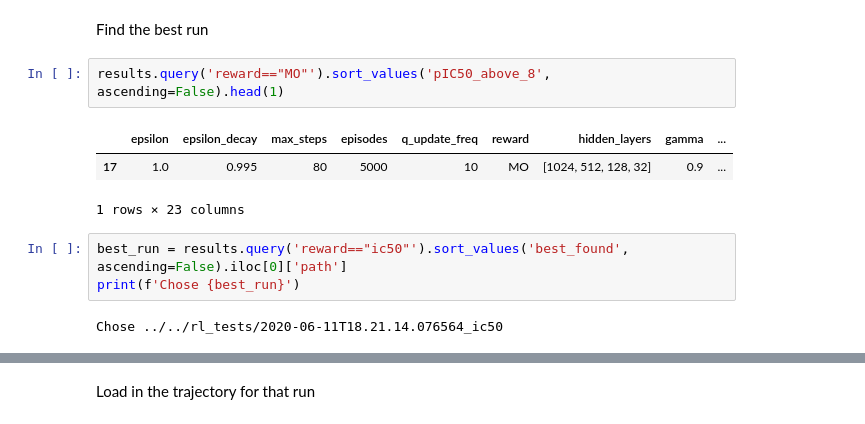
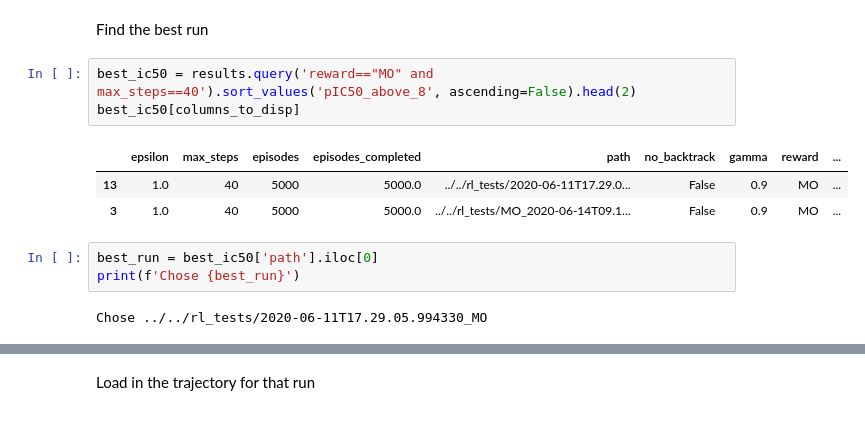
Before and after one commit to exalearn/covid-drug-design, a Jupyter notebook: notebooks/compare-performance/0_evaluate-rl-runs.ipynb, the cells around one changed output, grey strips where cells are left out. Cells and saved outputs as stored; diff of their text form.

```diff
--- a/notebooks/compare-performance/0_evaluate-rl-runs.ipynb
+++ b/notebooks/compare-performance/0_evaluate-rl-runs.ipynb
@@ -93,16 +93,17 @@ with open(os.path.join('..', 'baseline', 'top_pIC50_mpnn.json')) as fp:
 # %% [markdown]
 Find the best run
 # %%
-results.query('reward=="MO"').sort_values('pIC50_above_8', ascending=False).head(1)
+best_ic50 = results.query('reward=="MO" and max_steps==40').sort_values('pIC50_above_8', ascending=False).head(2)
+best_ic50[columns_to_disp]
 # %% [output]
-|  | epsilon | epsilon_decay | max_steps | episodes | q_update_freq | reward | hidden_layers | gamma | ... |
-| 17 | 1.0 | 0.995 | 80 | 5000 | 10 | MO | [1024, 512, 128, 32] | 0.9 | ... |
+|  | epsilon | max_steps | episodes | episodes_completed | path | no_backtrack | gamma | reward | ... |
+| 13 | 1.0 | 40 | 5000 | 5000.0 | ../../rl_tests/2020-06-11T17.29.0... | False | 0.9 | MO | ... |
+| 3 | 1.0 | 40 | 5000 | 5000.0 | ../../rl_tests/MO_2020-06-14T09.1... | False | 0.9 | MO | ... |
-1 rows × 23 columns
 # %%
-best_run = results.query('reward=="ic50"').sort_values('best_found', ascending=False).iloc[0]['path']
+best_run = best_ic50['path'].iloc[0]
 print(f'Chose {best_run}')
 # %% [output]
-Chose ../../rl_tests/2020-06-11T18.21.14.076564_ic50
+Chose ../../rl_tests/2020-06-11T17.29.05.994330_MO
 # %%
 best_run
 # %% [output]
```
Also changed, not shown: parts of 22 cells of this notebook, 9 other files.
